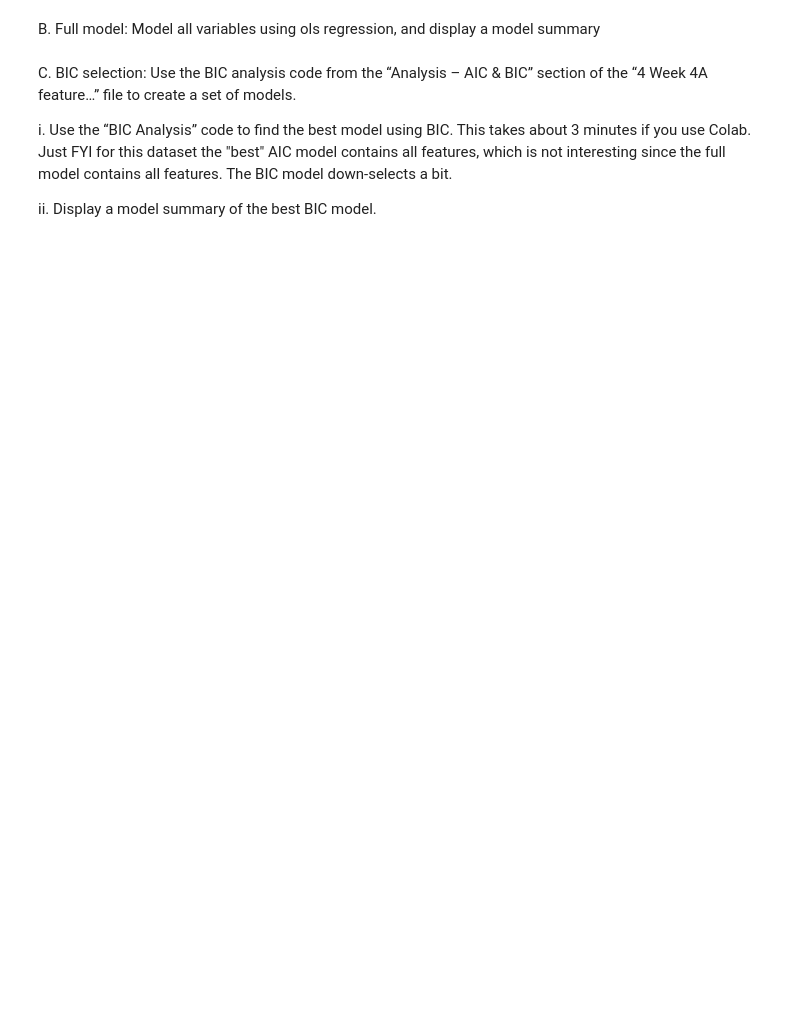
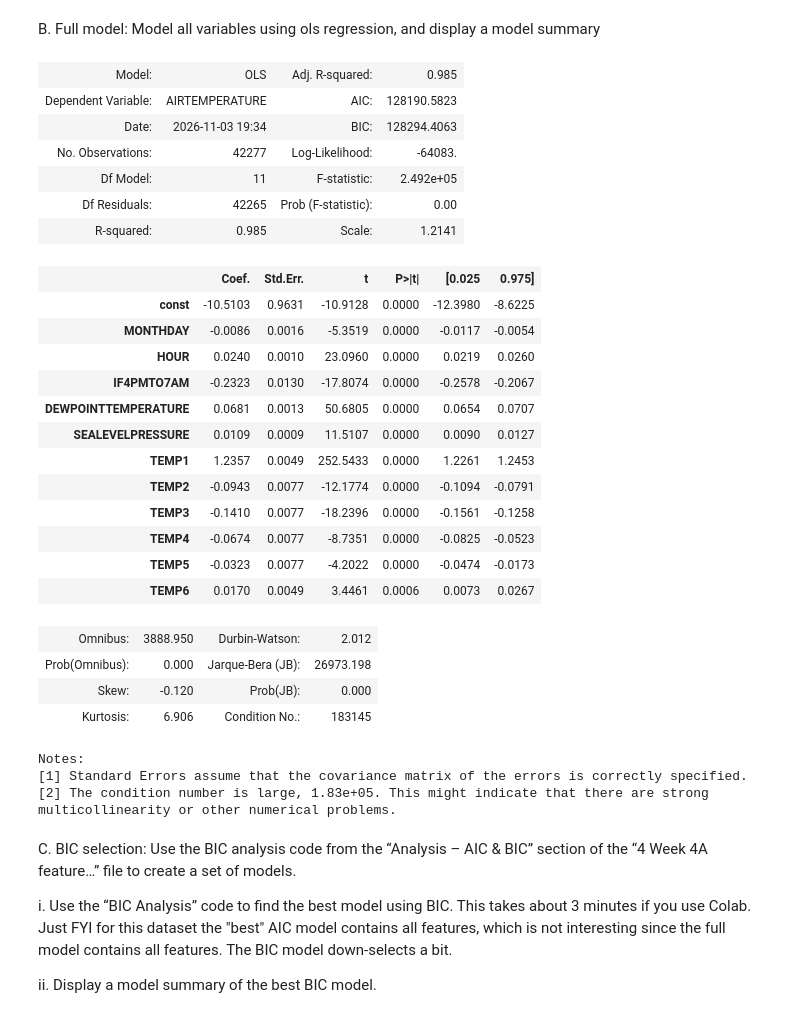
Before and after one commit to dmaguire1223/DASC522, a Jupyter notebook: demos/Homework_3_template_v5.ipynb, the cells around one changed output. Cells and saved outputs as stored; diff of their text form; code cells hidden in the pictures; blank space fills up the shorter version.

```diff
--- a/demos/Homework_3_template_v5.ipynb
+++ b/demos/Homework_3_template_v5.ipynb
@@ -170,5 +244,36 @@ A. Create a Data Understanding table & two python Data Understanding visualizati
 # %% [markdown]
 B. Full model: Model all variables using ols regression, and display a model summary
+# %%
+df_new_X = sm.add_constant(df_new_X)
+sm.OLS(df_new_y, df_new_X).fit().summary2()
+# %% [output]
+| Model: | OLS | Adj. R-squared: | 0.985 |
+| Dependent Variable: | AIRTEMPERATURE | AIC: | 128190.5823 |
+| Date: | 2026-11-03 19:34 | BIC: | 128294.4063 |
+| No. Observations: | 42277 | Log-Likelihood: | -64083. |
+| Df Model: | 11 | F-statistic: | 2.492e+05 |
+| Df Residuals: | 42265 | Prob (F-statistic): | 0.00 |
+| R-squared: | 0.985 | Scale: | 1.2141 |
+|  | Coef. | Std.Err. | t | P>|t| | [0.025 | 0.975] |
+| const | -10.5103 | 0.9631 | -10.9128 | 0.0000 | -12.3980 | -8.6225 |
+| MONTHDAY | -0.0086 | 0.0016 | -5.3519 | 0.0000 | -0.0117 | -0.0054 |
+| HOUR | 0.0240 | 0.0010 | 23.0960 | 0.0000 | 0.0219 | 0.0260 |
+| IF4PMTO7AM | -0.2323 | 0.0130 | -17.8074 | 0.0000 | -0.2578 | -0.2067 |
+| DEWPOINTTEMPERATURE | 0.0681 | 0.0013 | 50.6805 | 0.0000 | 0.0654 | 0.0707 |
+| SEALEVELPRESSURE | 0.0109 | 0.0009 | 11.5107 | 0.0000 | 0.0090 | 0.0127 |
+| TEMP1 | 1.2357 | 0.0049 | 252.5433 | 0.0000 | 1.2261 | 1.2453 |
+| TEMP2 | -0.0943 | 0.0077 | -12.1774 | 0.0000 | -0.1094 | -0.0791 |
+| TEMP3 | -0.1410 | 0.0077 | -18.2396 | 0.0000 | -0.1561 | -0.1258 |
+| TEMP4 | -0.0674 | 0.0077 | -8.7351 | 0.0000 | -0.0825 | -0.0523 |
+| TEMP5 | -0.0323 | 0.0077 | -4.2022 | 0.0000 | -0.0474 | -0.0173 |
+| TEMP6 | 0.0170 | 0.0049 | 3.4461 | 0.0006 | 0.0073 | 0.0267 |
+| Omnibus: | 3888.950 | Durbin-Watson: | 2.012 |
+| Prob(Omnibus): | 0.000 | Jarque-Bera (JB): | 26973.198 |
+| Skew: | -0.120 | Prob(JB): | 0.000 |
+| Kurtosis: | 6.906 | Condition No.: | 183145 |
+Notes:
+[1] Standard Errors assume that the covariance matrix of the errors is correctly specified.
+[2] The condition number is large, 1.83e+05. This might indicate that there are strong multicollinearity or other numerical problems.
 # %% [markdown]
 C.	BIC selection: Use the BIC analysis code from the “Analysis – AIC & BIC” section of the “4 Week 4A feature…” file to create a set of models.
 
```
Also changed, not shown: parts of 13 cells of this notebook.
